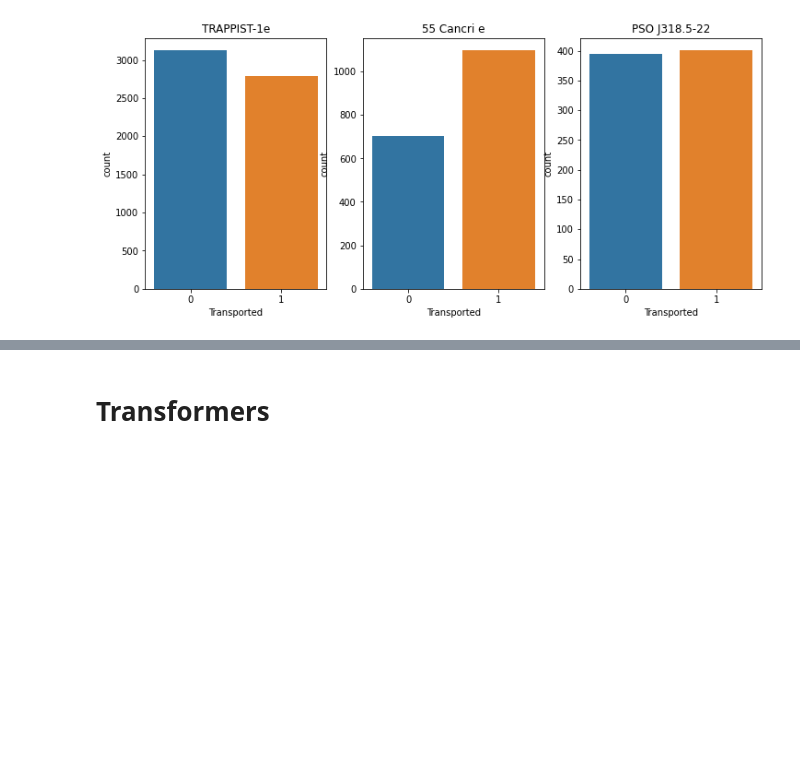
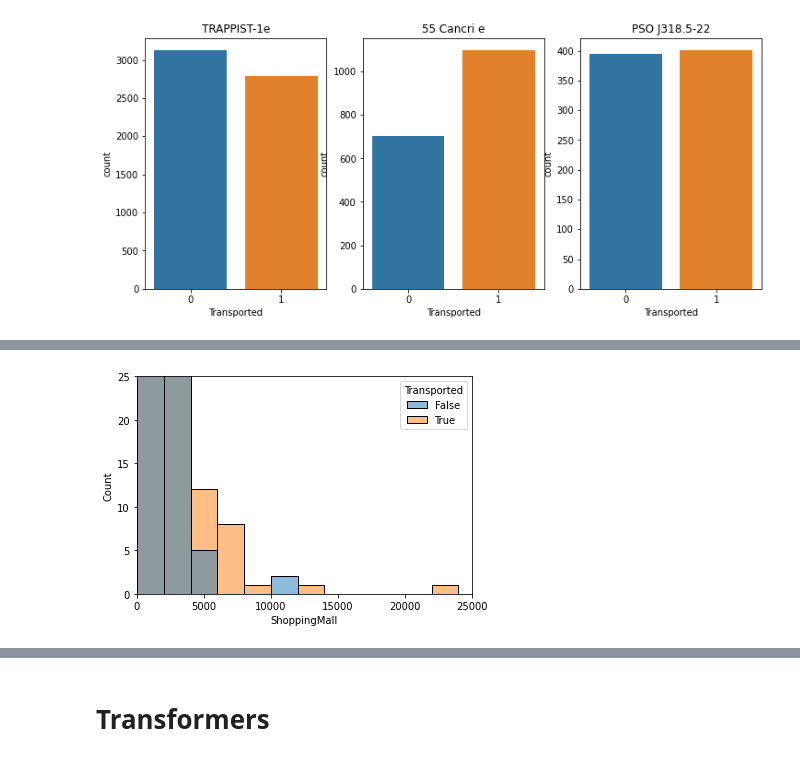
Before and after one commit to yassarmohammed87/SpaceShipTitanic-Kaggle, a Jupyter notebook: Spaceship_Titanic.ipynb, the cells around one changed output, grey strips where cells are left out. Saved outputs shown, nothing was run; the diff lists cells and outputs as text; code cells hidden in the pictures; blank space fills up the shorter version.

```diff
--- a/Spaceship_Titanic.ipynb
+++ b/Spaceship_Titanic.ipynb
@@ -146,0 +223,4 @@ category_comp_plot('Destination')
+# %%
+numeric_comp_plot('ShoppingMall',binwidth=2000,xlim=[0,25000],ylim=[0,25])
+# %% [output]
+[figure, added]
```
Also changed, not shown: parts of 42 cells of this notebook.
